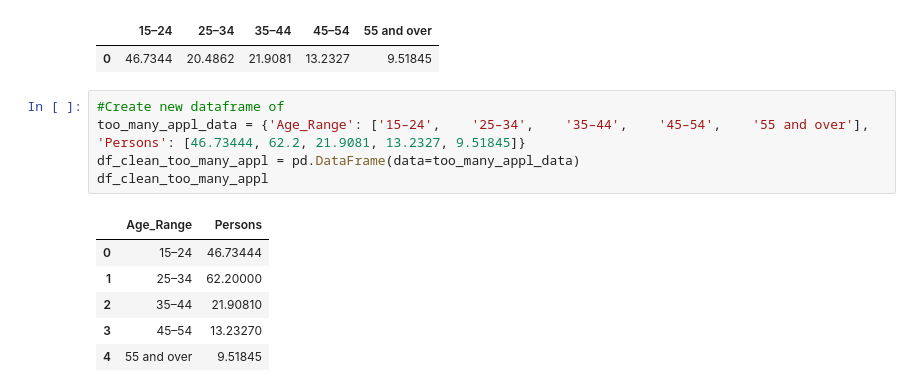
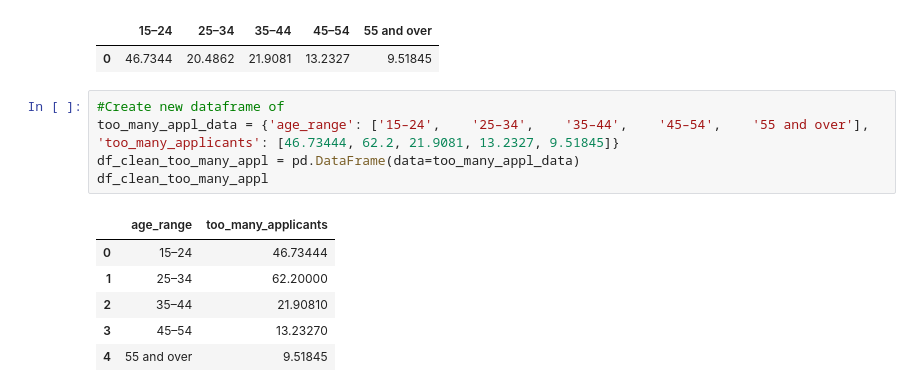
Before and after one commit to dianeyaneza/UWA-Data-Project-2-ETL-SkillsBridge, a Jupyter notebook: main_difficulty_by_age.ipynb, the cells around one changed output. Saved outputs shown, nothing was run; the diff lists cells and outputs as text.

```diff
--- a/main_difficulty_by_age.ipynb
+++ b/main_difficulty_by_age.ipynb
@@ -194,11 +187,11 @@ df_clean_too_many_appl
 | 0 | 46.7344 | 20.4862 | 21.9081 | 13.2327 | 9.51845 |
 # %%
 #Create new dataframe of
-too_many_appl_data = {'Age_Range': ['15–24',	'25–34',	'35–44',	'45–54',	'55 and over'], 'Persons': [46.73444, 62.2, 21.9081, 13.2327, 9.51845]}
+too_many_appl_data = {'age_range': ['15–24',	'25–34',	'35–44',	'45–54',	'55 and over'], 'too_many_applicants': [46.73444, 62.2, 21.9081, 13.2327, 9.51845]}
 df_clean_too_many_appl = pd.DataFrame(data=too_many_appl_data)
 df_clean_too_many_appl
 # %% [output]
-|  | Age_Range | Persons |
+|  | age_range | too_many_applicants |
 | 0 | 15–24 | 46.73444 |
 | 1 | 25–34 | 62.20000 |
 | 2 | 35–44 | 21.90810 |
```
Also changed, not shown: parts of 3 cells of this notebook, 8 other files.
